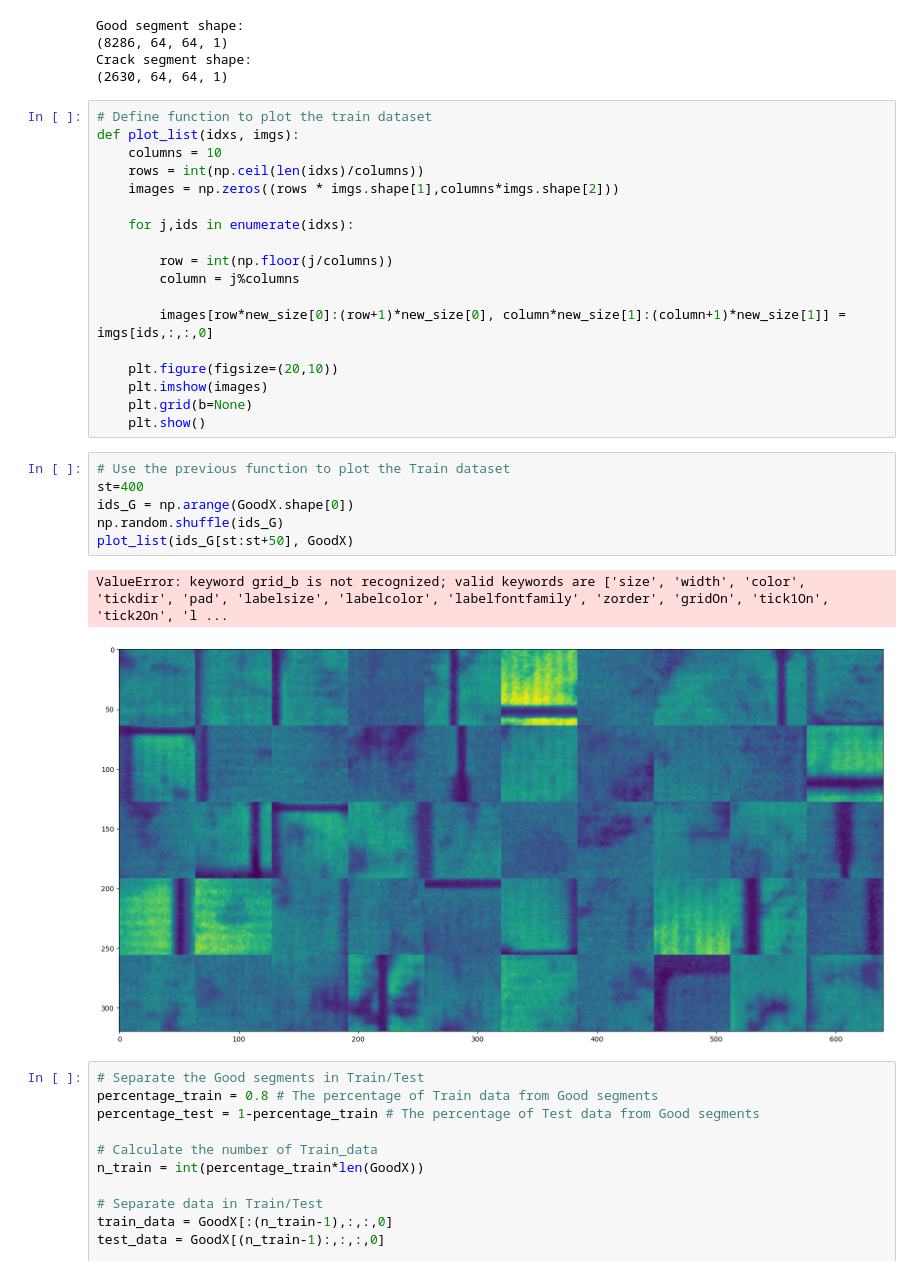
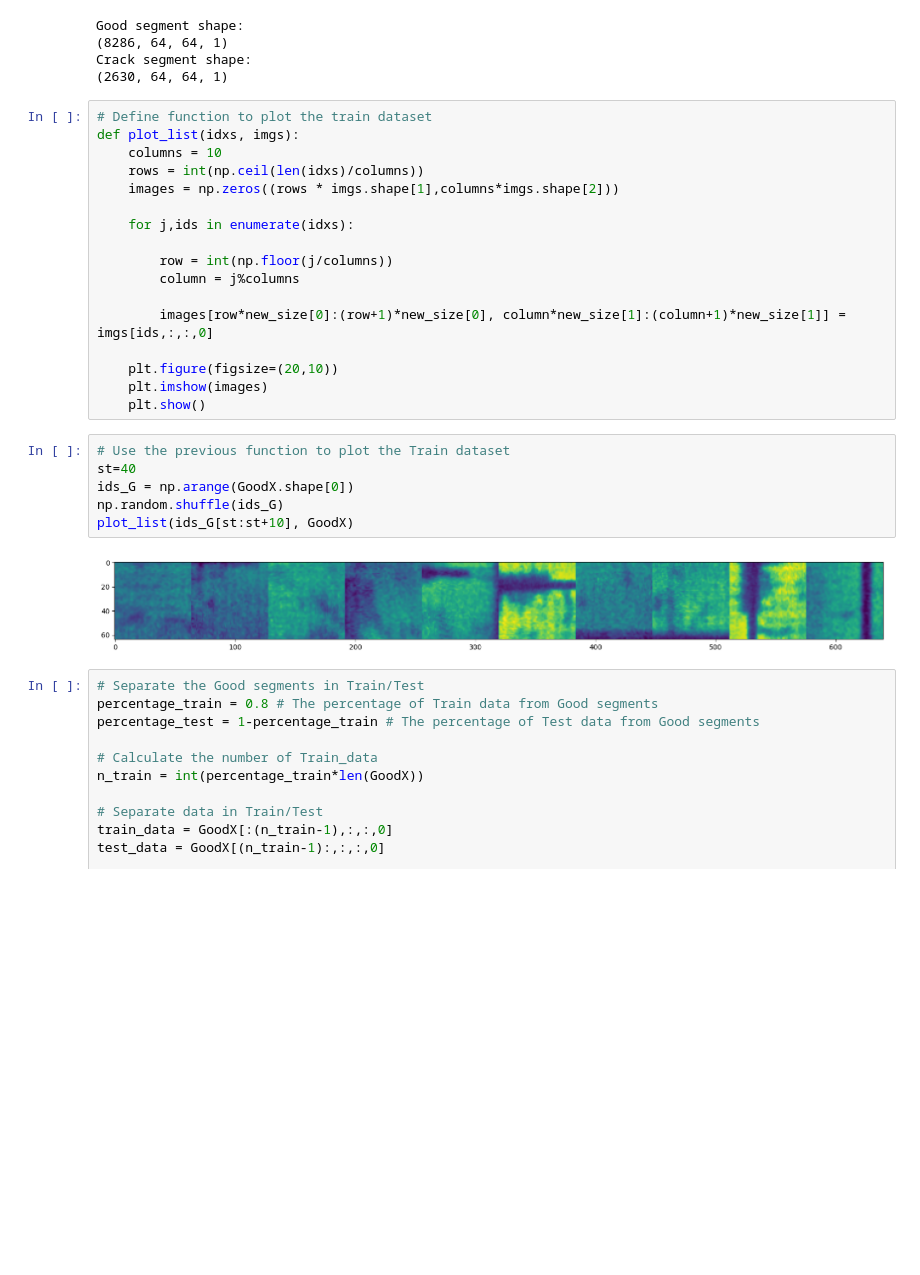
Before and after one commit to WKirejew/SolarCells_AutomatedDefectDetection_withDL, a Jupyter notebook: Auto_Encoder.ipynb, the cells around one changed output. Cells and saved outputs as stored; diff of their text form; blank space fills up the shorter version.

```diff
--- a/Auto_Encoder.ipynb
+++ b/Auto_Encoder.ipynb
@@ -288,17 +288,15 @@ def plot_list(idxs, imgs):
 
     plt.figure(figsize=(20,10))
     plt.imshow(images)
-    plt.grid(b=None)
     plt.show()
 # %%
 # Use the previous function to plot the Train dataset
-st=400
+st=40
 ids_G = np.arange(GoodX.shape[0])
 np.random.shuffle(ids_G)
-plot_list(ids_G[st:st+50], GoodX)
+plot_list(ids_G[st:st+10], GoodX)
 # %% [output]
-ValueError: keyword grid_b is not recognized; valid keywords are ['size', 'width', 'color', 'tickdir', 'pad', 'labelsize', 'labelcolor', 'labelfontfamily', 'zorder', 'gridOn', 'tick1On', 'tick2On', 'l ...
-[figure, old version]
+[figure, new version]
 # %%
 # Separate the Good segments in Train/Test
 percentage_train = 0.8 # The percentage of Train data from Good segments
```
Also changed, not shown: parts of 1 cell of this notebook.
